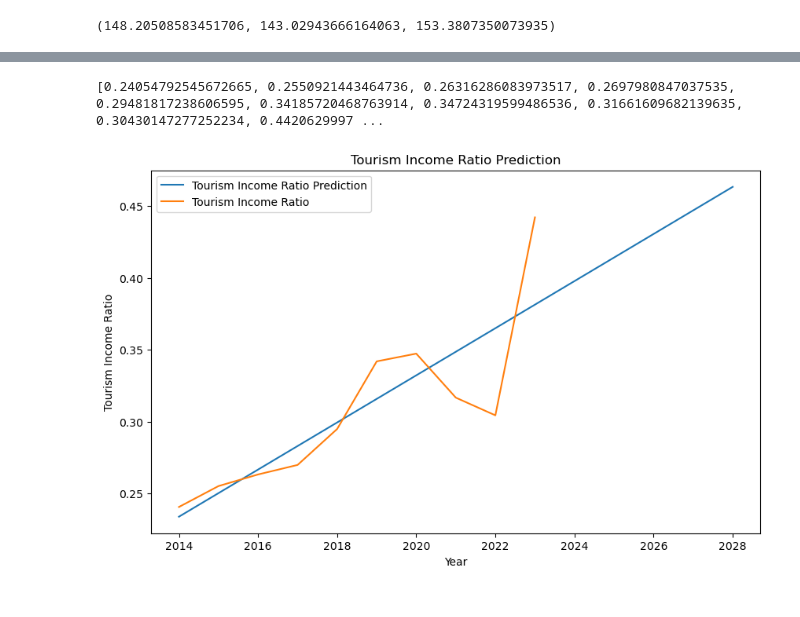
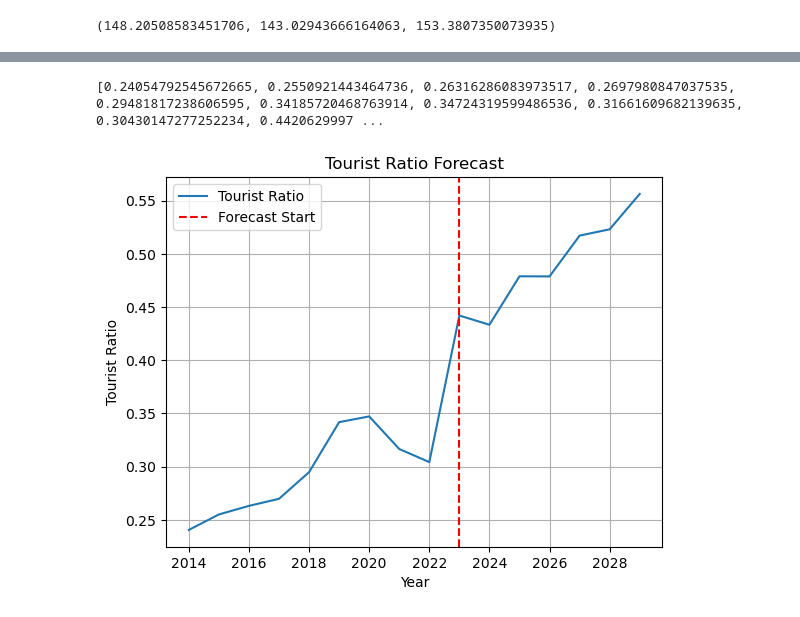
Before and after one commit to BlackMaple1203/MCM, a Jupyter notebook: Code/environment/kaya.ipynb, the cells around one changed output, grey strips where cells are left out. Cells and saved outputs as stored; diff of their text form; code cells hidden in the pictures.

```diff
--- a/Code/environment/kaya.ipynb
+++ b/Code/environment/kaya.ipynb
@@ -44,29 +46,79 @@ tourism_income = [i * 632 for i in tourism_income]
 # %%
-# 旅游收入占GDP的比例
+# # 旅游收入占GDP的比例
+# tourism_income_ratio = [i / j for i, j in zip(tourism_income, GDP) if j != -1]
+# print(tourism_income_ratio)
+
+# # 线性预测后面的比例
+# X = np.arange(2014, 2024).reshape(-1, 1)
+# y = np.array(tourism_income_ratio).reshape(-1, 1)
+# assert len(X) == len(y)
+
+# lr_model = LinearRegression()
+# lr_model.fit(X, y)
+
+# X = np.arange(2014, 2029).reshape(-1, 1)
+# tourism_income_ratio_pred = lr_model.predict(X)
+
+# # 旅游收入预测
+# # 画图
+# plt.figure(figsize=(10, 6))
+# plt.plot(X, tourism_income_ratio_pred, label="Tourism Income Ratio Prediction")
+# plt.plot(np.arange(2014, 2024), tourism_income_ratio, label="Tourism Income Ratio")
+# plt.legend()
+# plt.xlabel("Year")
+# plt.ylabel("Tourism Income Ratio")
+# plt.title("Tourism Income Ratio Prediction")
+# plt.show()
+
+# # SARIMA模型预测
+data = {
+    "Year": [2014, 2015, 2016, 2017, 2018, 2019, 2020, 2021, 2022, 2023],
+    "GDP": [2524869000, 2435418000, 2437578000, 2511152000, 2467392000, 2414435000, 2292657000, 2421944000, 2423728000, 2387533000],
+    "Tourism_Numbers": [9.61e5, 9.83e5, 1.015e6, 1.072e6, 1.151e6, 1.306e6, 1.259667e6, 1.213333e6, 1.167e6, 1.67e6],
+    "GDP": [2524869000, 2435418000, 2437578000, 2511152000, 2467392000, 2414435000, 2292657000, 2421944000, 2423728000, 2387533000]
+}
+
+tourism_income = data["Tourism_Numbers"]
+tourism_income = [i * 632 for i in tourism_income]
+GDP = data["GDP"]
+
 tourism_income_ratio = [i / j for i, j in zip(tourism_income, GDP) if j != -1]
+
 print(tourism_income_ratio)
 
-# 线性预测后面的比例
-X = np.arange(2014, 2024).reshape(-1, 1)
-y = np.array(tourism_income_ratio).reshape(-1, 1)
-assert len(X) == len(y)
 
-lr_model = LinearRegression()
-lr_model.fit(X, y)
+df = pd.DataFrame(data)
+df.set_index('Year', inplace=True)
+df["Pande_Impact"] = [0, 0, 0, 0, 0, 0, 0.2, 1, 0.8, 0]
+df["Tourist_Ratio"] = tourism_income_ratio
 
-X = np.arange(2014, 2029).reshape(-1, 1)
-tourism_income_ratio_pred = lr_model.predict(X)
+# 扩展预测年份到2030年
+forecast_years = list(range(2024, 2030))
+forecast_exog = np.zeros(len(forecast_years))  # 假设未来几年疫情影响因子为0
 
-# 旅游收入预测
-# 画图
-plt.figure(figsize=(10, 6))
-plt.plot(X, tourism_income_ratio_pred, label="Tourism Income Ratio Prediction")
-plt.plot(np.arange(2014, 2024), tourism_income_ratio, label="Tourism Income Ratio")
+model0 = SARIMAX(df["Tourist_Ratio"], exog=df['Pande_Impact'], order=(1, 2, 2))
+fitted_model0 = model0.fit()
+
+forecast0 = fitted_model0.forecast(steps=len(forecast_years), exog=forecast_exog)
+
+forecast_df0 = pd.DataFrame({
+
+    'Year': forecast_years,
+    'Tourist_Ratio': forecast0
+})
+
+forecast_df0.set_index('Year', inplace=True)
+
+combined_df0 = pd.concat([df, forecast_df0])
+
+plt.plot(combined_df0.index, combined_df0['Tourist_Ratio'], label='Tourist Ratio')
+plt.axvline(x=2023, color='r', linestyle='--', label='Forecast Start')
+plt.xlabel('Year')
+plt.ylabel('Tourist Ratio')
+plt.title('Tourist Ratio Forecast')
 plt.legend()
-plt.xlabel("Year")
-plt.ylabel("Tourism Income Ratio")
-plt.title("Tourism Income Ratio Prediction")
+plt.grid(True)
 plt.show()
 # %% [output]
 [0.24054792545672665, 0.2550921443464736, 0.26316286083973517, 0.2697980847037535, 0.29481817238606595, 0.34185720468763914, 0.34724319599486536, 0.31661609682139635, 0.30430147277252234, 0.4420629997 ...
-[figure, old version]
+[figure, new version]
```
Also changed, not shown: parts of 6 cells of this notebook, 3 other files.
